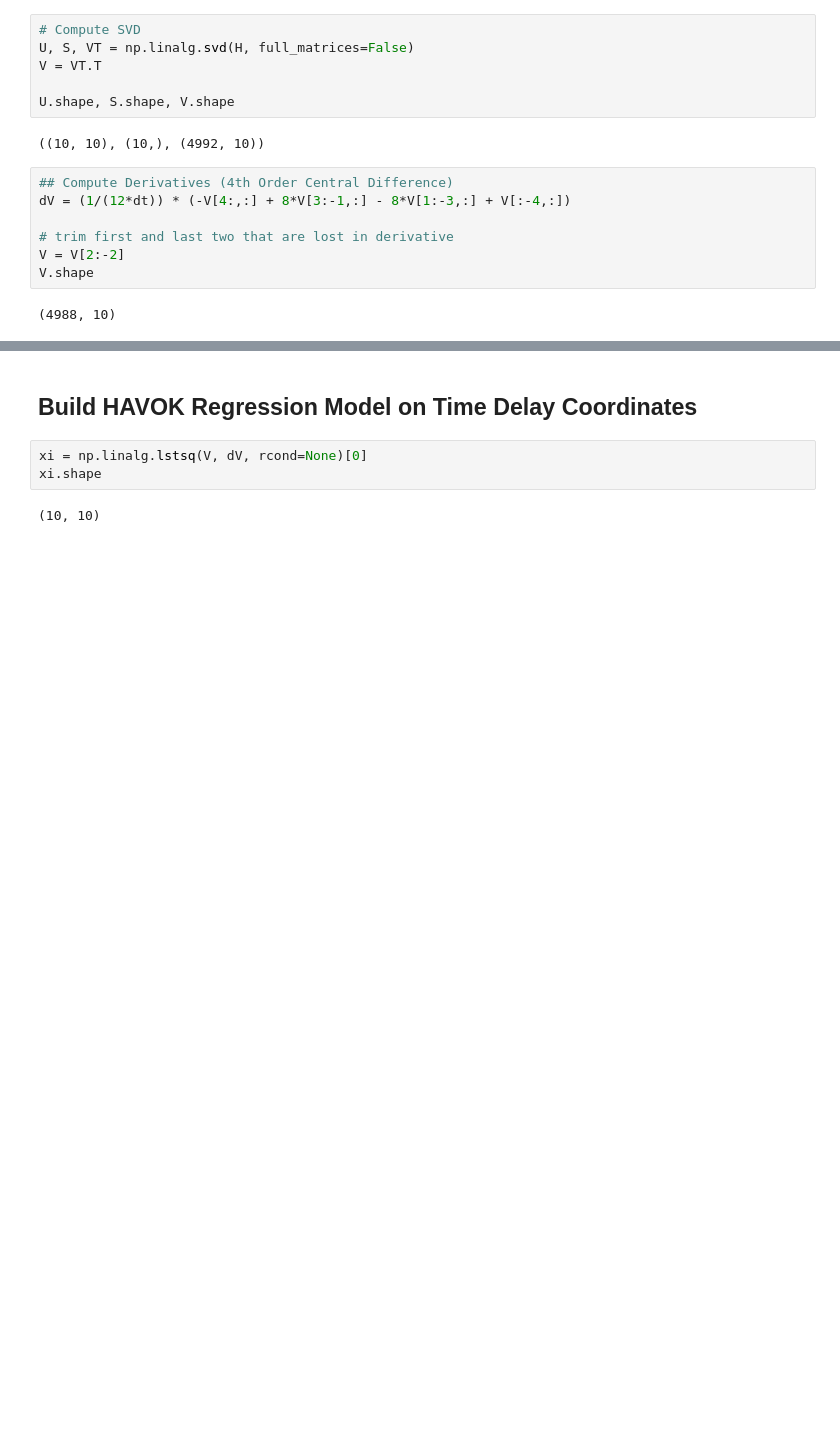
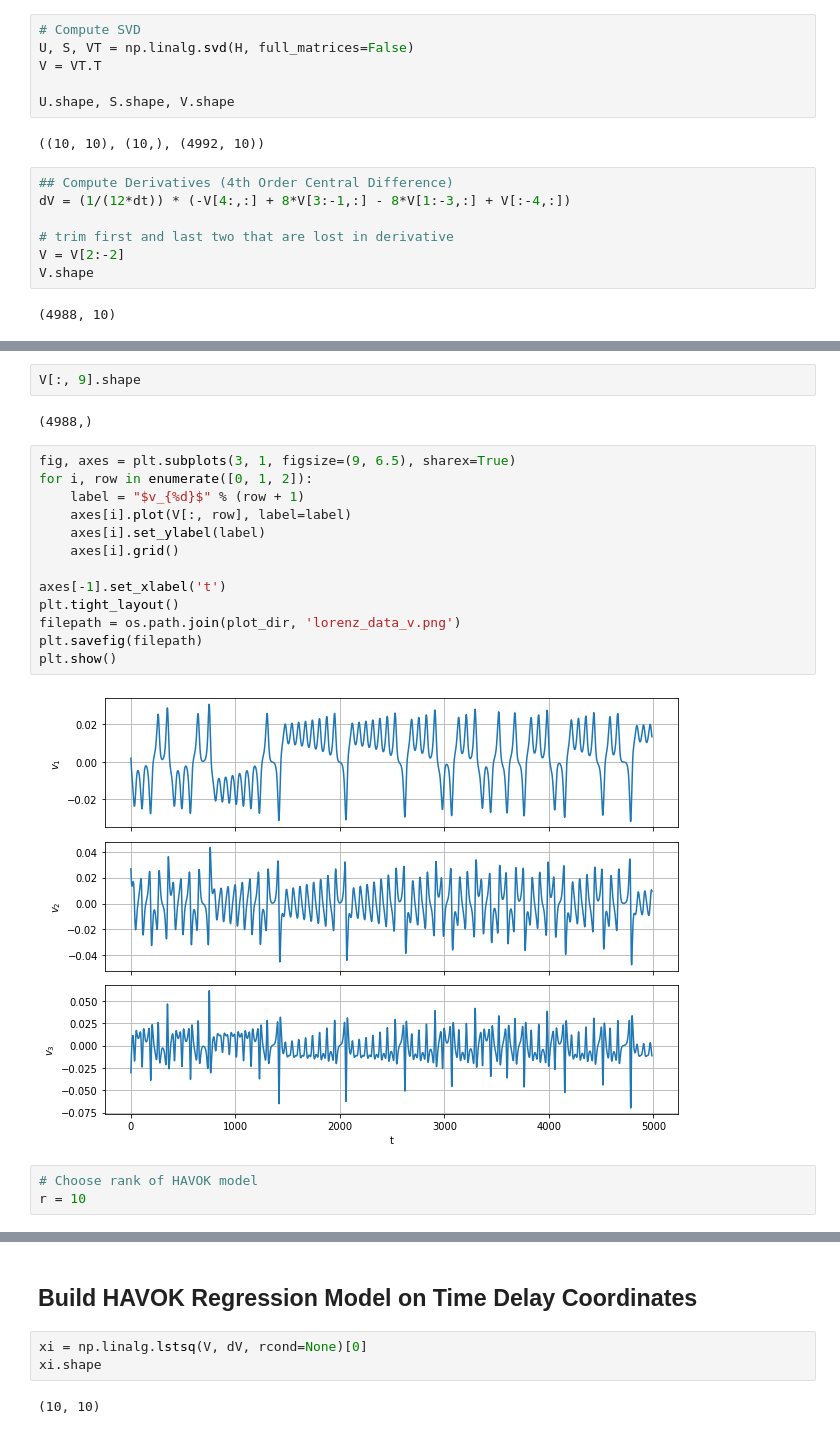
Before and after one commit to billtubbs/mech-575, a Jupyter notebook: code/python/Chapter-7-HAVOK-Lorenz.ipynb, the cells around one changed output, grey strips where cells are left out. Drawn from its saved outputs; the diff is of its cells as text; blank space fills up the shorter version.

```diff
--- a/code/python/Chapter-7-HAVOK-Lorenz.ipynb
+++ b/code/python/Chapter-7-HAVOK-Lorenz.ipynb
@@ -177,0 +152,22 @@ scatter_plot_3d(V[:,:3], filename=filepath)
+# %%
+V[:, 9].shape
+# %% [output]
+(4988,)
+# %%
+fig, axes = plt.subplots(3, 1, figsize=(9, 6.5), sharex=True)
+for i, row in enumerate([0, 1, 2]):
+    label = "$v_{%d}$" % (row + 1)
+    axes[i].plot(V[:, row], label=label)
+    axes[i].set_ylabel(label)
+    axes[i].grid()
+
+axes[-1].set_xlabel('t')
+plt.tight_layout()
+filepath = os.path.join(plot_dir, 'lorenz_data_v.png')
+plt.savefig(filepath)
+plt.show()
+# %% [output]
+[figure, added]
+# %%
+# Choose rank of HAVOK model
+r = 10
```
Also changed, not shown: parts of 17 cells of this notebook, 2 other files.
